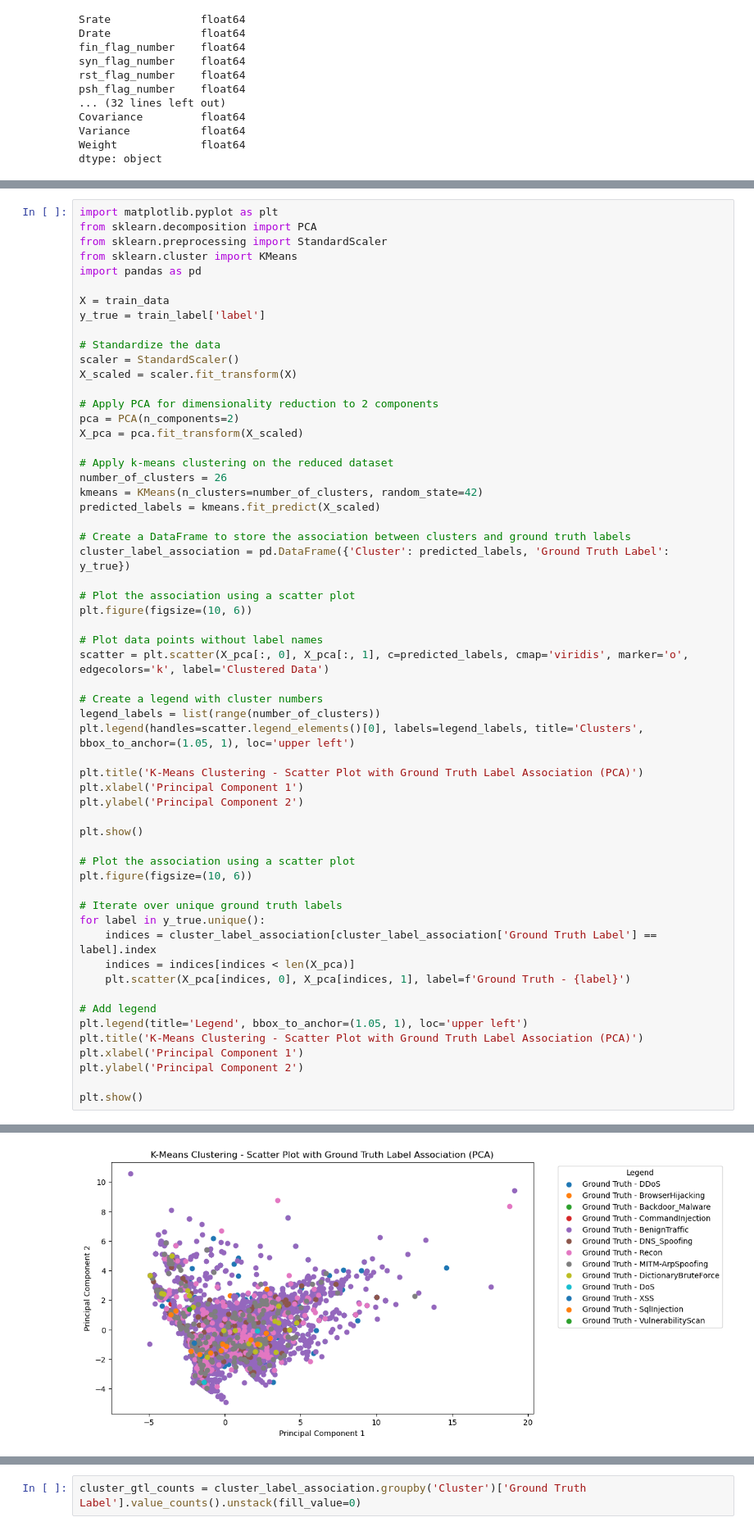
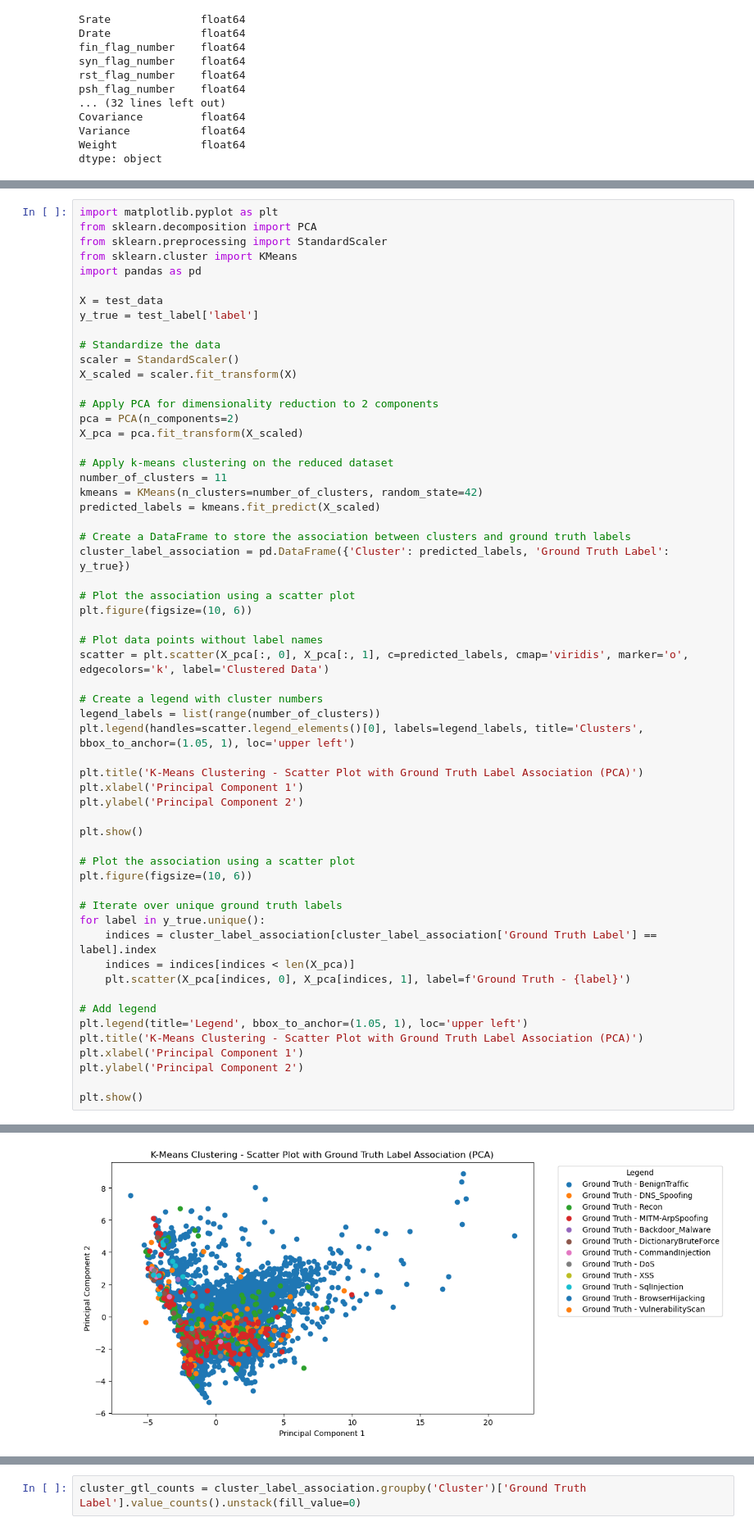
Before and after one commit to ML-Project-Team-5/Project_NetworkIDS, a Jupyter notebook: 4gan_kmeans_using_test_file.ipynb, the cells around one changed output, grey strips where cells are left out. Shown at 82% size. Cells and saved outputs as stored; diff of their text form.

```diff
--- a/4gan_kmeans_using_test_file.ipynb
+++ b/4gan_kmeans_using_test_file.ipynb
@@ -493,8 +497,8 @@ from sklearn.preprocessing import StandardScaler
 from sklearn.cluster import KMeans
 import pandas as pd
 
-X = train_data
-y_true = train_label['label']
+X = test_data
+y_true = test_label['label']
 
 # Standardize the data
 scaler = StandardScaler()
@@ -505,7 +509,7 @@ pca = PCA(n_components=2)
 X_pca = pca.fit_transform(X_scaled)
 
 # Apply k-means clustering on the reduced dataset
-number_of_clusters = 26
+number_of_clusters = 11
 kmeans = KMeans(n_clusters=number_of_clusters, random_state=42)
 predicted_labels = kmeans.fit_predict(X_scaled)
 
@@ -549,3 +553,3 @@ plt.show()
-[figure, old version]
+[figure, new version]
 # %%
 # Assuming 'test_unknown_label' is your label
```
Also changed, not shown: parts of 10 cells of this notebook.
